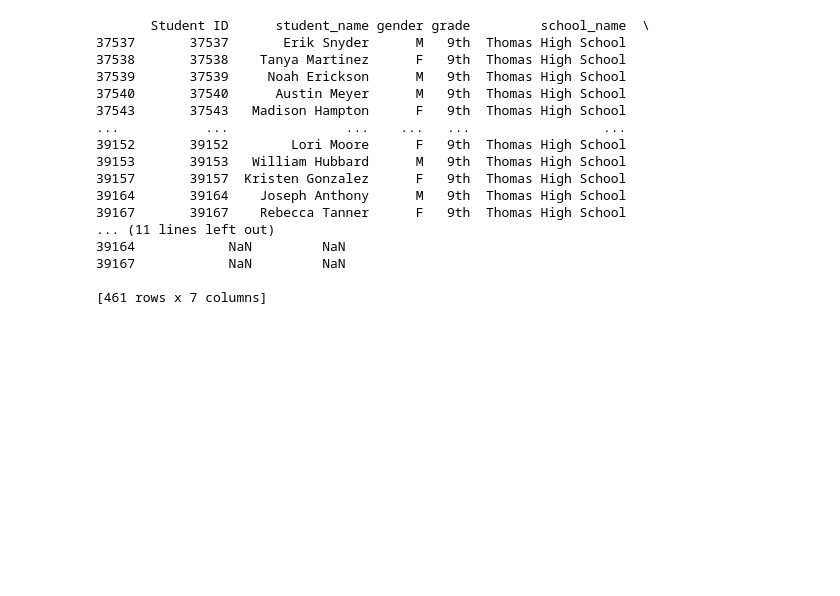
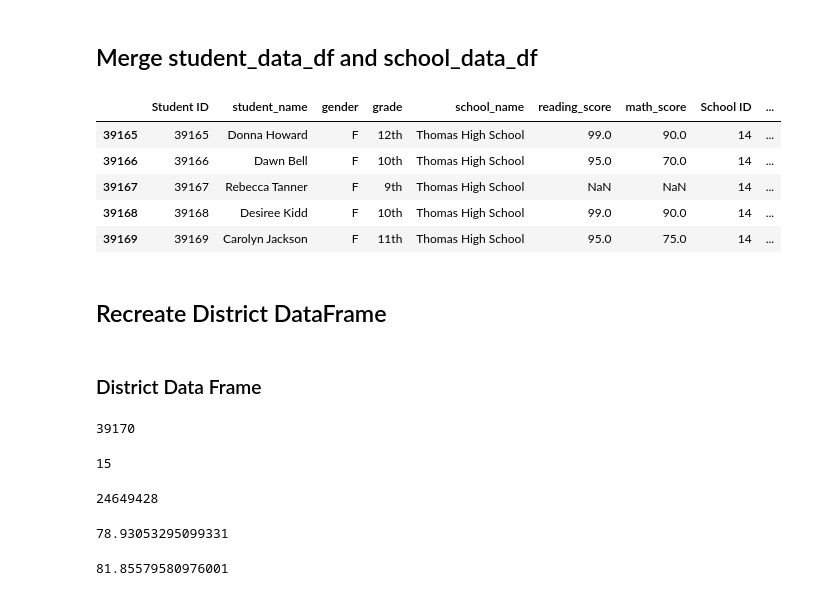
Before and after one commit to blocrunx/School_District_Analysis, a Jupyter notebook: PyCitySchools_Challenge.ipynb, the cells around one changed output. Drawn from its saved outputs; the diff is of its cells as text; code cells hidden in the pictures; blank space fills up the shorter version.

Commit message:
recreated district dataframe with updated nan values

```diff
--- a/PyCitySchools_Challenge.ipynb
+++ b/PyCitySchools_Challenge.ipynb
@@ -12,3 +28,0 @@ school_data_df
-# %%
-student_data_df = pd.read_csv(student_data_to_load)
-student_data_df.head(15)
@@ -400,4 +444,0 @@ thomas_high_df
-# %%
-# Create df with school name as index
-student_loc_df = student_data_df.set_index('school_name')
-student_loc_df.head()
@@ -428,20 +445,47 @@ student_data_df
-# %%
-print(student_data_df[(student_data_df["school_name"] == "Thomas High School") & (student_data_df["grade"] == "9th")])
-# %% [output]
-       Student ID      student_name gender grade         school_name  \
-37537       37537       Erik Snyder      M   9th  Thomas High School
-37538       37538    Tanya Martinez      F   9th  Thomas High School
-37539       37539     Noah Erickson      M   9th  Thomas High School
-37540       37540      Austin Meyer      M   9th  Thomas High School
-37543       37543   Madison Hampton      F   9th  Thomas High School
-...           ...               ...    ...   ...                 ...
-39152       39152        Lori Moore      F   9th  Thomas High School
-39153       39153   William Hubbard      M   9th  Thomas High School
-39157       39157  Kristen Gonzalez      F   9th  Thomas High School
-39164       39164    Joseph Anthony      M   9th  Thomas High School
-39167       39167    Rebecca Tanner      F   9th  Thomas High School
-... (11 lines left out)
-39164            NaN         NaN
-39167            NaN         NaN
-
-[461 rows x 7 columns]
+# %% [markdown]
+## Merge student_data_df and school_data_df
+# %%
+# Merge the cleaned student data with school data
+mg_student_school_df = pd.merge(student_data_df, school_data_df, on=["school_name"])
+mg_student_school_df.tail()
+# %% [output]
+|  | Student ID | student_name | gender | grade | school_name | reading_score | math_score | School ID | ... |
+| 39165 | 39165 | Donna Howard | F | 12th | Thomas High School | 99.0 | 90.0 | 14 | ... |
+| 39166 | 39166 | Dawn Bell | F | 10th | Thomas High School | 95.0 | 70.0 | 14 | ... |
+| 39167 | 39167 | Rebecca Tanner | F | 9th | Thomas High School | NaN | NaN | 14 | ... |
+| 39168 | 39168 | Desiree Kidd | F | 10th | Thomas High School | 99.0 | 90.0 | 14 | ... |
+| 39169 | 39169 | Carolyn Jackson | F | 11th | Thomas High School | 95.0 | 75.0 | 14 | ... |
+# %% [markdown]
+## Recreate District DataFrame
+# %% [markdown]
+### District Data Frame
+# %%
+# Get the number of students
+ch_student_count = mg_student_school_df["Student ID"].count()
+ch_student_count
+# %% [output]
+39170
+# %%
+# Get the number of schools
+ch_school_count = school_data_df["school_name"].count()
+ch_school_count
+# %% [output]
+15
+# %%
+# Get the total budget
+ch_total_budget =  school_data_df["budget"].sum()
+ch_total_budget
+# %% [output]
+24649428
+# %%
+# Calculate average math score
+ch_average_math_score = mg_student_school_df["math_score"].mean()
+ch_average_math_score
+# %% [output]
+78.93053295099331
+# %%
+# Calculate the average reading score
+ch_average_reading_score = mg_student_school_df["reading_score"].mean()
+ch_average_reading_score
+# %% [output]
+81.85579580976001
```
Also changed, not shown: parts of 31 cells of this notebook.
